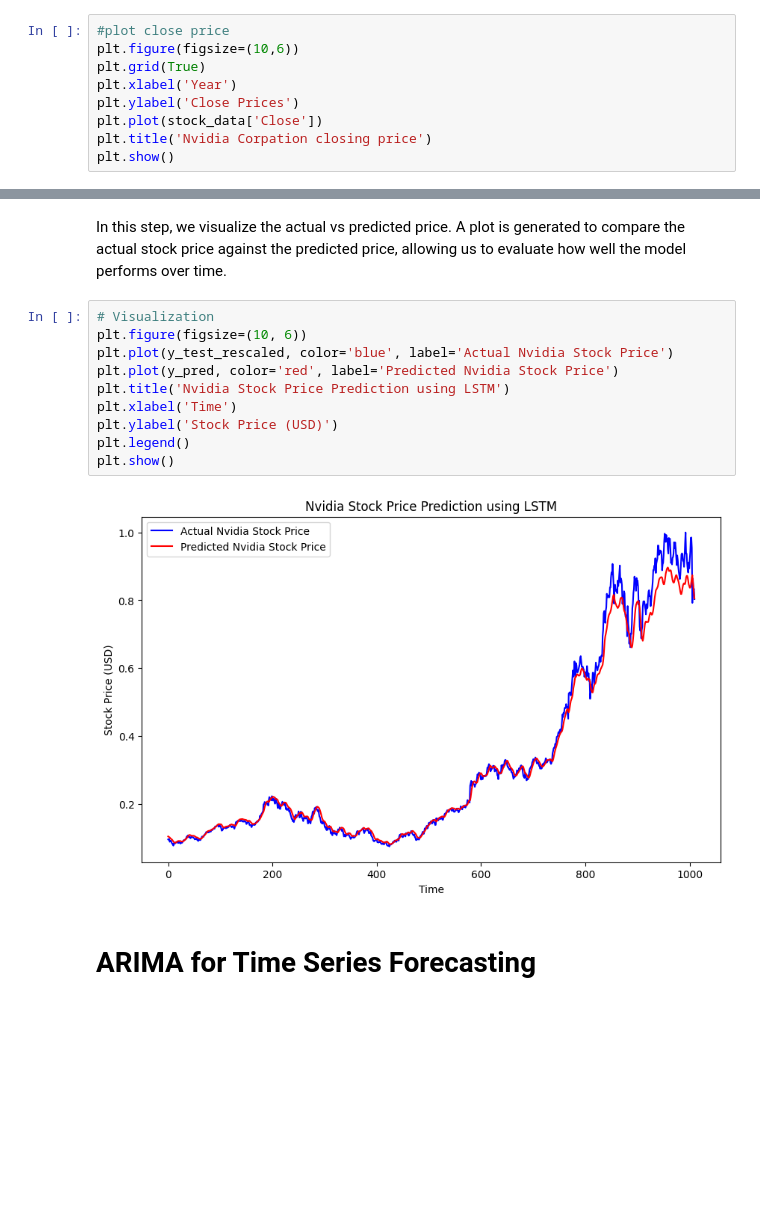
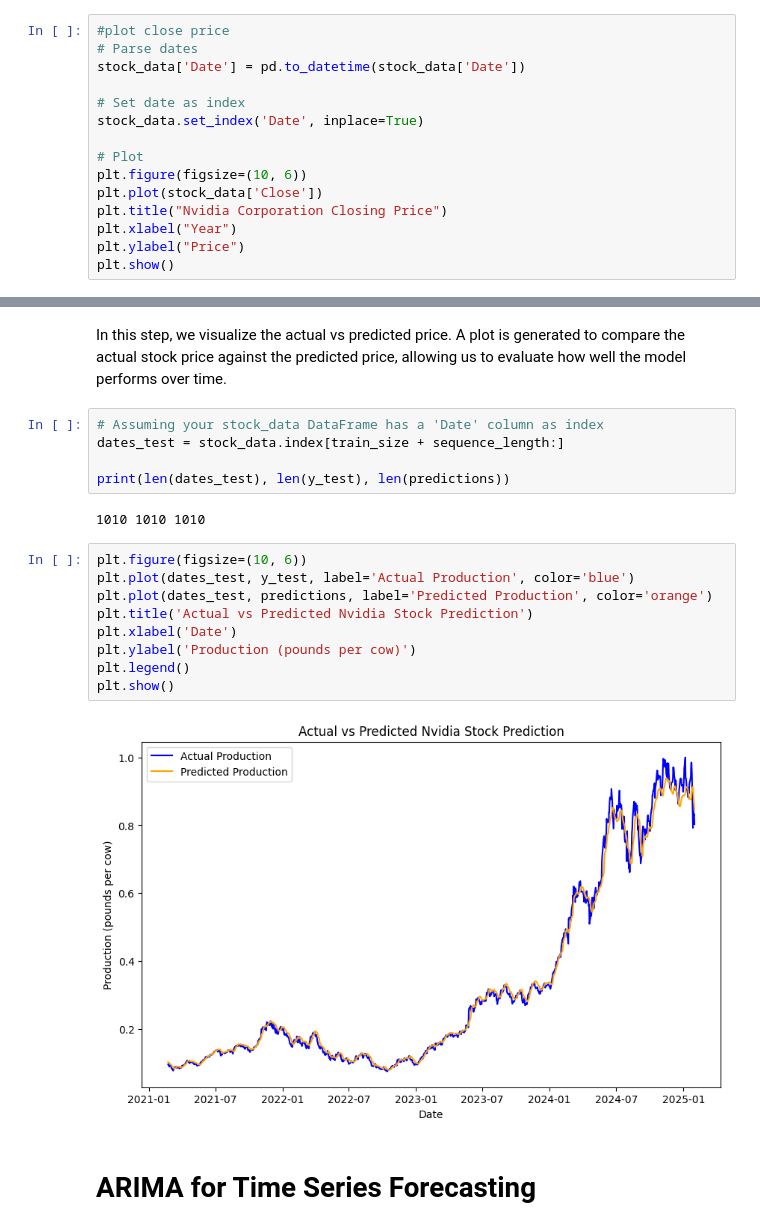
Before and after one commit to Tennis95/Stock-Market-Prediction-using-LSTM, a Jupyter notebook: Stock_Market_Predicition.ipynb, the cells around one changed output, grey strips where cells are left out. Cells and saved outputs as stored; diff of their text form; blank space fills up the shorter version.

```diff
--- a/Stock_Market_Predicition.ipynb
+++ b/Stock_Market_Predicition.ipynb
@@ -78,11 +83,17 @@ memory usage: 927.6 KB
 The closing price is the last price at which the stock is traded during the regular trading day. A stock’s closing price is the standard benchmark used by investors to track its performance over time.
 # %%
 #plot close price
-plt.figure(figsize=(10,6))
-plt.grid(True)
-plt.xlabel('Year')
-plt.ylabel('Close Prices')
+# Parse dates
+stock_data['Date'] = pd.to_datetime(stock_data['Date'])
+
+# Set date as index
+stock_data.set_index('Date', inplace=True)
+
+# Plot
+plt.figure(figsize=(10, 6))
 plt.plot(stock_data['Close'])
-plt.title('Nvidia Corpation closing price')
+plt.title("Nvidia Corporation Closing Price")
+plt.xlabel("Year")
+plt.ylabel("Price")
 plt.show()
 # %% [output]
@@ -166,18 +177,24 @@ y_test_rescaled = scaler.inverse_transform(y_test.reshape(-1, 1))
 ## **Visualizing Model Performance**
 # %% [markdown]
 In this step, we visualize the actual vs predicted price. A plot is generated to compare the actual stock price against the predicted price, allowing us to evaluate how well the model performs over time.
+# %%
+# Assuming your stock_data DataFrame has a 'Date' column as index
+dates_test = stock_data.index[train_size + sequence_length:]
+
+print(len(dates_test), len(y_test), len(predictions))
+# %% [output]
+1010 1010 1010
 # %%
-# Visualization
 plt.figure(figsize=(10, 6))
-plt.plot(y_test_rescaled, color='blue', label='Actual Nvidia Stock Price')
-plt.plot(y_pred, color='red', label='Predicted Nvidia Stock Price')
-plt.title('Nvidia Stock Price Prediction using LSTM')
-plt.xlabel('Time')
-plt.ylabel('Stock Price (USD)')
+plt.plot(dates_test, y_test, label='Actual Production', color='blue')
+plt.plot(dates_test, predictions, label='Predicted Production', color='orange')
+plt.title('Actual vs Predicted Nvidia Stock Prediction')
+plt.xlabel('Date')
+plt.ylabel('Production (pounds per cow)')
 plt.legend()
 plt.show()
 # %% [output]
-[figure, old version]
+[figure, new version]
 # %% [markdown]
 # **ARIMA for Time Series Forecasting**
 # %% [markdown]
```
Also changed, not shown: parts of 12 cells of this notebook.
